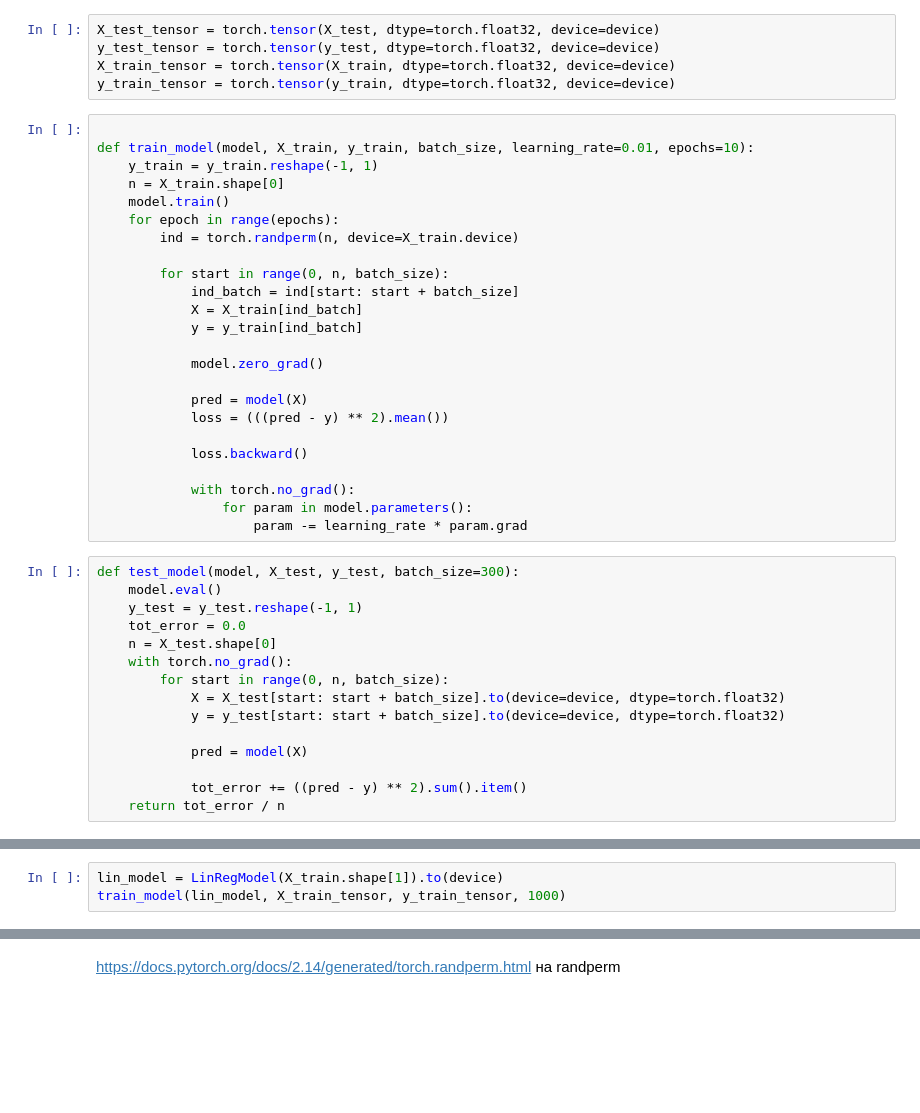
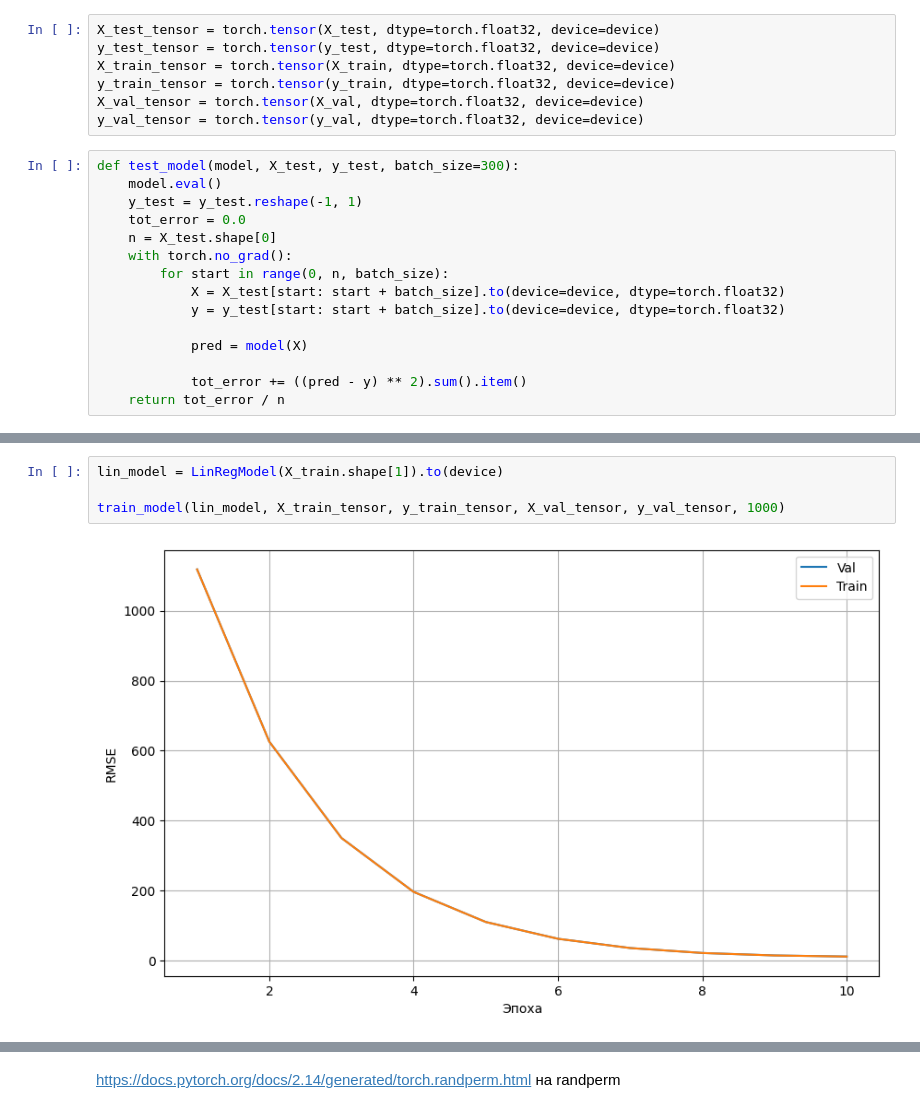
Before and after one commit to Aleksander-23443/iad_dl, a Jupyter notebook: dz1_iad/homework_01.ipynb, the cells around one changed output, grey strips where cells are left out. Cells and saved outputs as stored; diff of their text form; blank space fills up the shorter version.

```diff
--- a/dz1_iad/homework_01.ipynb
+++ b/dz1_iad/homework_01.ipynb
@@ -259,30 +259,8 @@ X_test_tensor = torch.tensor(X_test, dtype=torch.float32, device=device)
 y_test_tensor = torch.tensor(y_test, dtype=torch.float32, device=device)
 X_train_tensor = torch.tensor(X_train, dtype=torch.float32, device=device)
 y_train_tensor = torch.tensor(y_train, dtype=torch.float32, device=device)
+X_val_tensor = torch.tensor(X_val, dtype=torch.float32, device=device)
+y_val_tensor = torch.tensor(y_val, dtype=torch.float32, device=device)
-# %%
-
-def train_model(model, X_train, y_train, batch_size, learning_rate=0.01, epochs=10):
-    y_train = y_train.reshape(-1, 1)
-    n = X_train.shape[0]
-    model.train()
-    for epoch in range(epochs):
-        ind = torch.randperm(n, device=X_train.device)
-
-        for start in range(0, n, batch_size):
-            ind_batch = ind[start: start + batch_size]
-            X = X_train[ind_batch]
-            y = y_train[ind_batch]
-
-            model.zero_grad()
-
-            pred = model(X)
-            loss = (((pred - y) ** 2).mean())
-
-            loss.backward()
-
-            with torch.no_grad():
-                for param in model.parameters():
-                    param -= learning_rate * param.grad
 # %%
 def test_model(model, X_test, y_test, batch_size=300):
     model.eval()
@@ -301,6 +325,9 @@ def test_model(model, X_test, y_test, batch_size=300):
 # %%
 lin_model = LinRegModel(X_train.shape[1]).to(device)
-train_model(lin_model, X_train_tensor, y_train_tensor, 1000)
+
+train_model(lin_model, X_train_tensor, y_train_tensor, X_val_tensor, y_val_tensor, 1000)
+# %% [output]
+[figure, added]
 # %%
 rmse_lin_model_test = test_model(lin_model, X_test_tensor, y_test_tensor)
 rmse_lin_model_train = test_model(lin_model, X_train_tensor, y_train_tensor)
```
Also changed, not shown: parts of 4 cells of this notebook.
